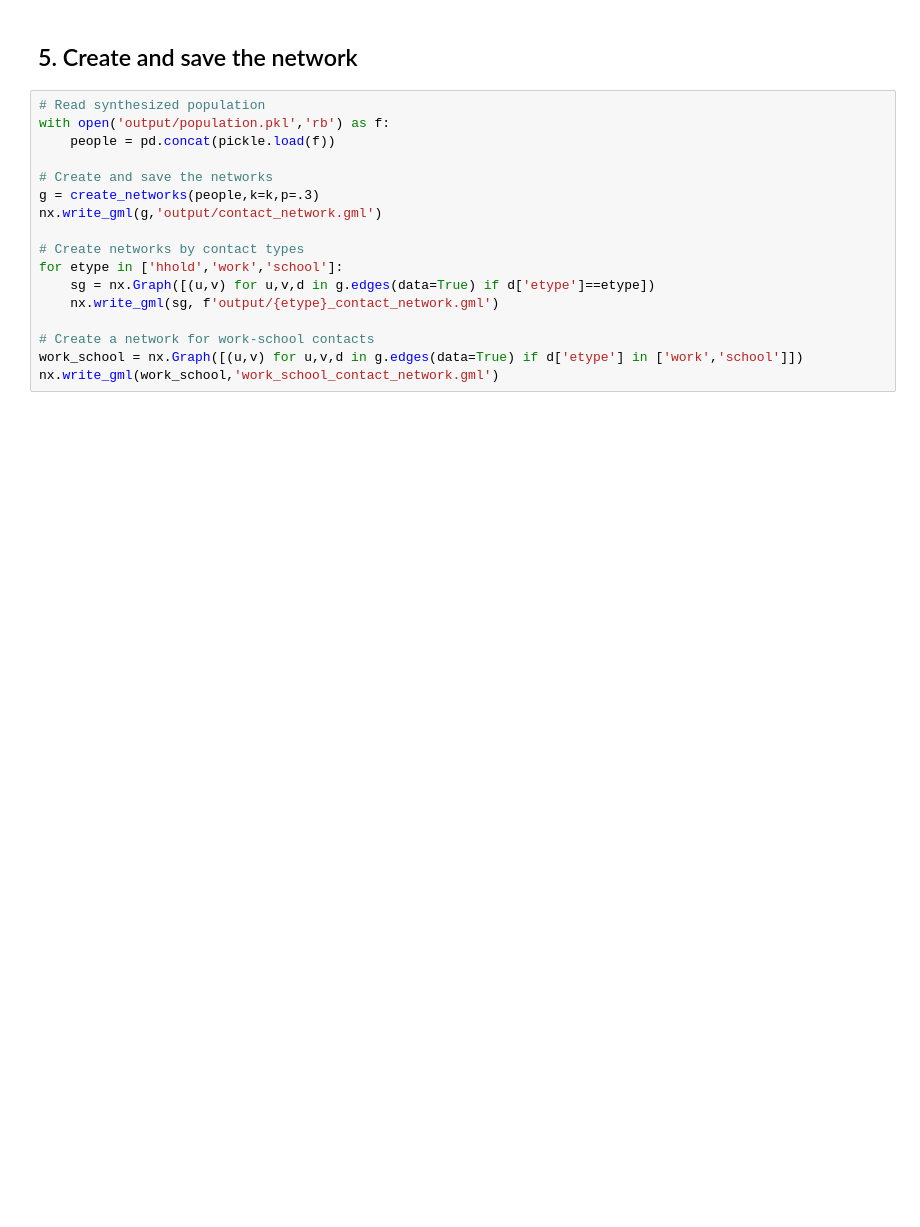
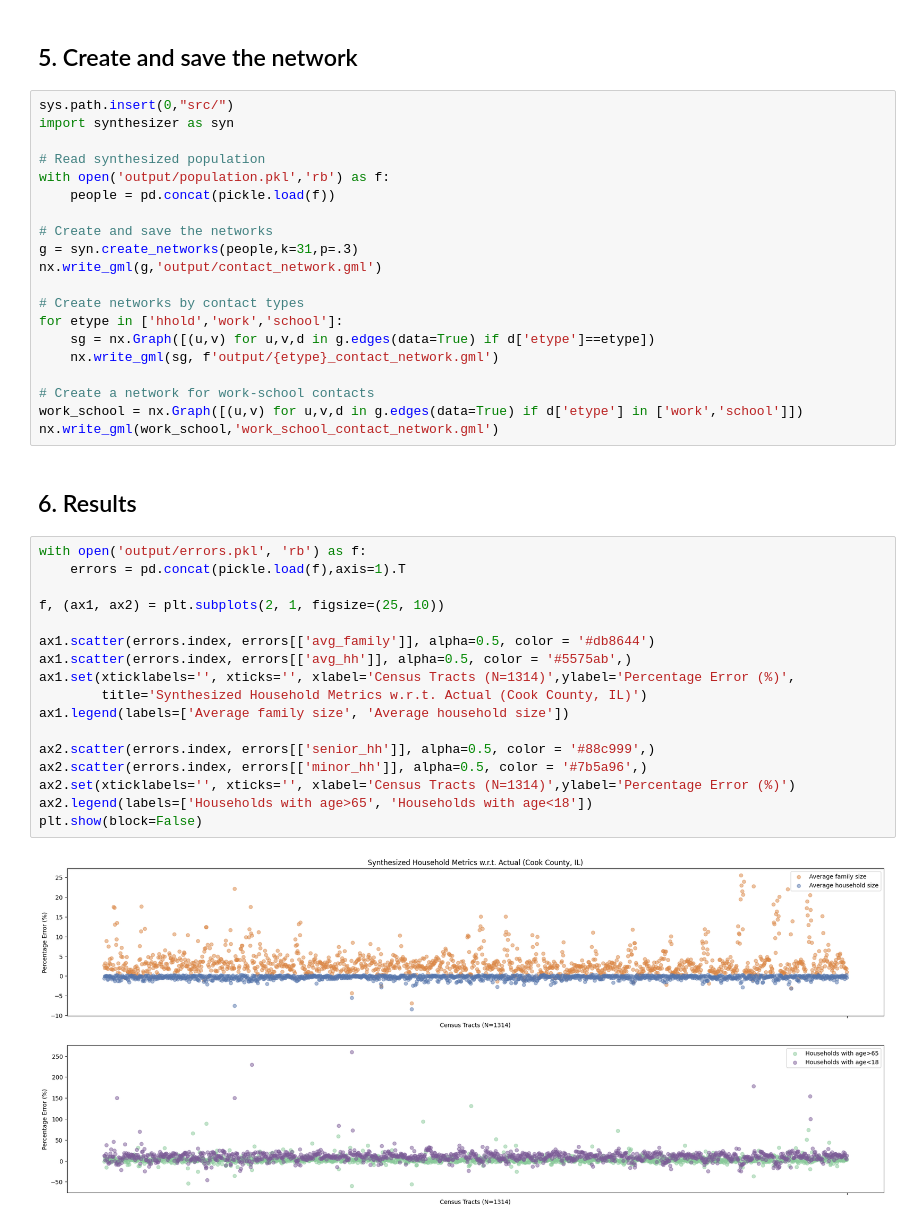
Before and after one commit to behnamnkp/TranEpiSim, a Jupyter notebook: src/synthetic_human_contact_network.ipynb, the cells around one changed output. Cells and saved outputs as stored; diff of their text form; blank space fills up the shorter version.

Commit message:
Percentage errors are added

```diff
--- a/src/synthetic_human_contact_network.ipynb
+++ b/src/synthetic_human_contact_network.ipynb
@@ -307,12 +209,15 @@ with open('output/wps.pkl', 'wb') as f:
 # %% [markdown]
 ## 5. Create and save the network
 # %%
+sys.path.insert(0,"src/")
+import synthesizer as syn
+
 # Read synthesized population
 with open('output/population.pkl','rb') as f:
     people = pd.concat(pickle.load(f))
 
 # Create and save the networks
-g = create_networks(people,k=k,p=.3)
+g = syn.create_networks(people,k=31,p=.3)
 nx.write_gml(g,'output/contact_network.gml')
 
 # Create networks by contact types
@@ -323,3 +228,24 @@ for etype in ['hhold','work','school']:
 # Create a network for work-school contacts
 work_school = nx.Graph([(u,v) for u,v,d in g.edges(data=True) if d['etype'] in ['work','school']])
 nx.write_gml(work_school,'work_school_contact_network.gml')
+# %% [markdown]
+## 6. Results
+# %%
+with open('output/errors.pkl', 'rb') as f:
+    errors = pd.concat(pickle.load(f),axis=1).T
+
+f, (ax1, ax2) = plt.subplots(2, 1, figsize=(25, 10))
+
+ax1.scatter(errors.index, errors[['avg_family']], alpha=0.5, color = '#db8644')
+ax1.scatter(errors.index, errors[['avg_hh']], alpha=0.5, color = '#5575ab',)
+ax1.set(xticklabels='', xticks='', xlabel='Census Tracts (N=1314)',ylabel='Percentage Error (%)',
+        title='Synthesized Household Metrics w.r.t. Actual (Cook County, IL)')
+ax1.legend(labels=['Average family size', 'Average household size'])
+
+ax2.scatter(errors.index, errors[['senior_hh']], alpha=0.5, color = '#88c999',)
+ax2.scatter(errors.index, errors[['minor_hh']], alpha=0.5, color = '#7b5a96',)
+ax2.set(xticklabels='', xticks='', xlabel='Census Tracts (N=1314)',ylabel='Percentage Error (%)')
+ax2.legend(labels=['Households with age>65', 'Households with age<18'])
+plt.show(block=False)
+# %% [output]
+[figure, added]
```
Also changed, not shown: parts of 9 cells of this notebook, 1 other file.
